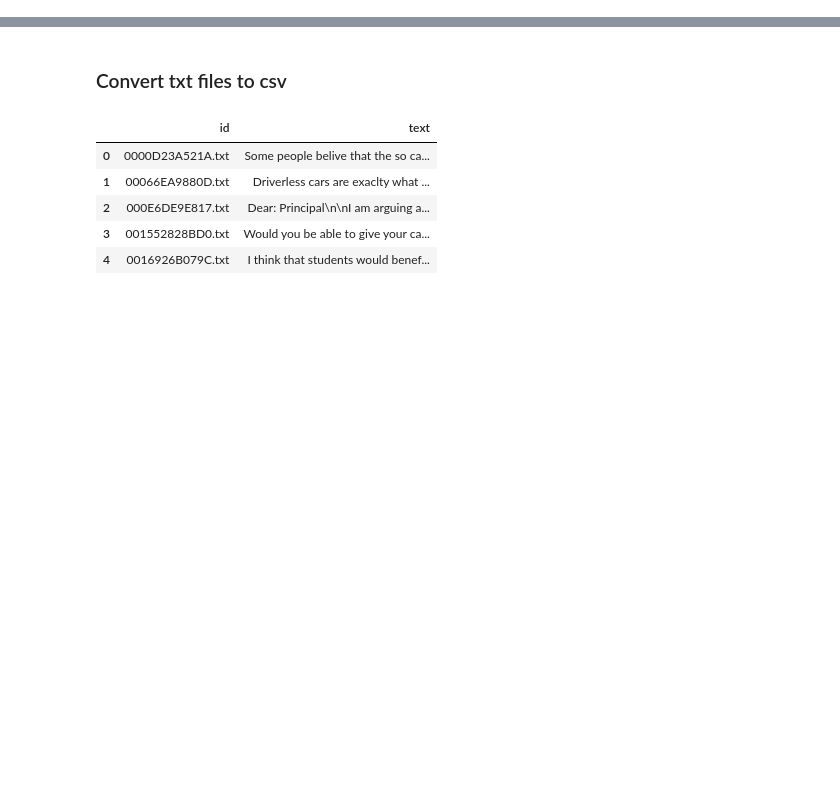
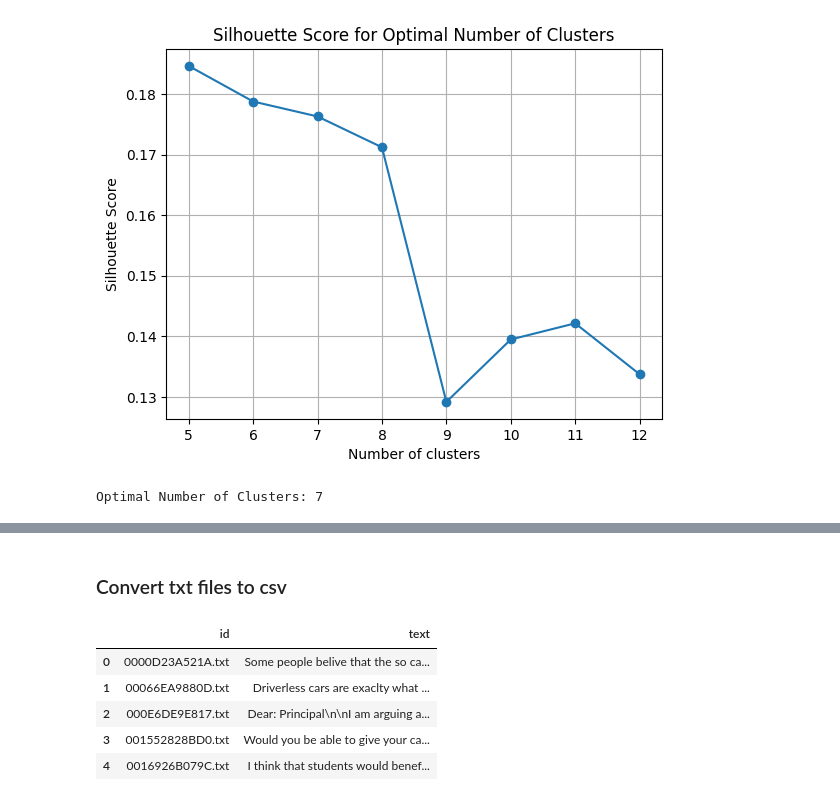
Before and after one commit to shanmukh05/EssayInsightsAI, a Jupyter notebook: experiments.ipynb, the cells around one changed output, grey strips where cells are left out. Drawn from its saved outputs; the diff is of its cells as text; code cells hidden in the pictures; blank space fills up the shorter version.

```diff
--- a/experiments.ipynb
+++ b/experiments.ipynb
@@ -0,0 +19,34 @@
+# %%
+scaler = StandardScaler()
+scaled_data = count_arr #scaler.fit_transform(count_arr)
+
+# Finding the optimal number of clusters using silhouette score
+silhouette_scores = []
+cluster_ls = np.arange(5, 13, 1)
+
+# Try different numbers of clusters (from 2 to 10)
+for n_clusters in cluster_ls:
+    kmeans = KMeans(n_clusters=n_clusters, random_state=42, n_init=10)
+    cluster_labels = kmeans.fit_predict(scaled_data)
+    silhouette_avg = silhouette_score(scaled_data, cluster_labels)
+    silhouette_scores.append(silhouette_avg)
+
+# Plot the silhouette scores
+plt.plot(cluster_ls, silhouette_scores, marker='o')
+plt.xlabel('Number of clusters')
+plt.ylabel('Silhouette Score')
+plt.title('Silhouette Score for Optimal Number of Clusters')
+plt.grid(True)
+plt.show()
+
+# Optimal number of clusters
+optimal_clusters = cluster_ls[np.argmax(silhouette_scores)] + 2
+
+print("Optimal Number of Clusters:", optimal_clusters)
+
+# Perform KMeans with the optimal number of clusters
+kmeans = KMeans(n_clusters=optimal_clusters, random_state=42)
+labels = kmeans.fit_predict(scaled_data)
+# %% [output]
+[figure, added]
+Optimal Number of Clusters: 7
```
Also changed, not shown: parts of 9 cells of this notebook, 7 other files.
